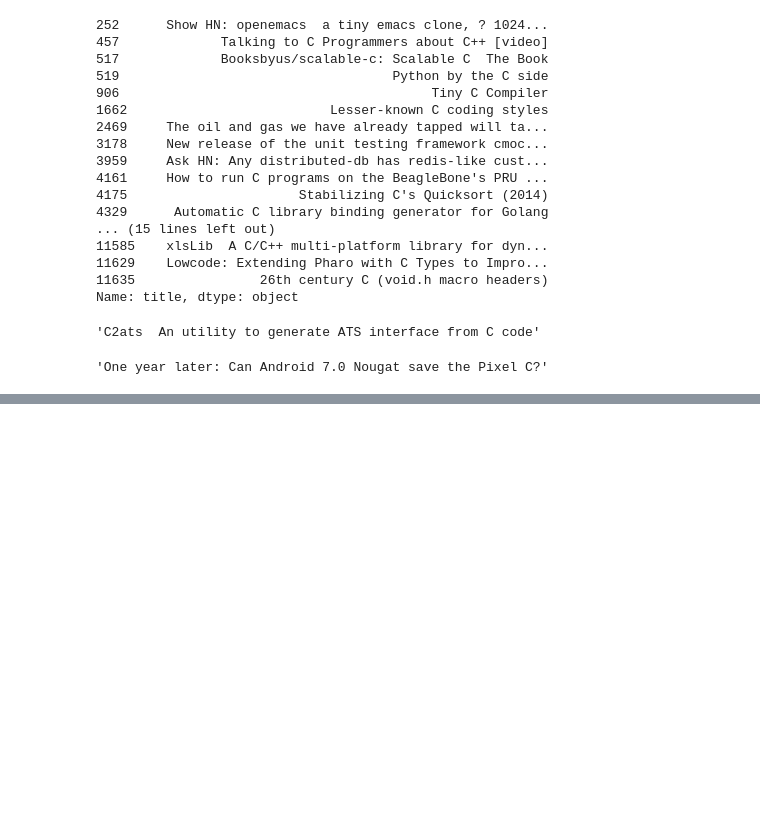
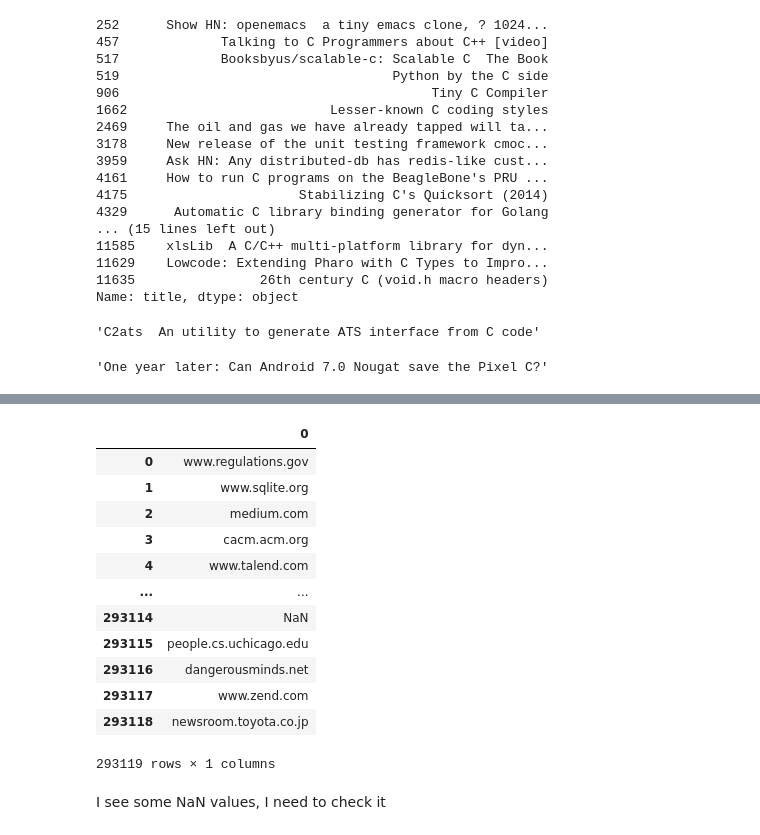
Before and after one commit to Ysbail/MiniProjects, a Jupyter notebook: Hackers News Posts/Regular_Expressions.ipynb, the cells around one changed output, grey strips where cells are left out. Cells and saved outputs as stored; diff of their text form; code cells hidden in the pictures; blank space fills up the shorter version.

```diff
--- a/Hackers News Posts/Regular_Expressions.ipynb
+++ b/Hackers News Posts/Regular_Expressions.ipynb
@@ -658,0 +799,21 @@ c_find[11129]
+# %%
+pattern = r'https?://([\w\.]+)'
+# %%
+hn_domains = hn.url.str.extract(pattern, flags=re.I)
+hn_domains
+# %% [output]
+|  | 0 |
+| 0 | www.regulations.gov |
+| 1 | www.sqlite.org |
+| 2 | medium.com |
+| 3 | cacm.acm.org |
+| 4 | www.talend.com |
+| ... | ... |
+| 293114 | NaN |
+| 293115 | people.cs.uchicago.edu |
+| 293116 | dangerousminds.net |
+| 293117 | www.zend.com |
+| 293118 | newsroom.toyota.co.jp |
+293119 rows × 1 columns
+# %% [markdown]
+I see some NaN values, I need to check it
```
Also changed, not shown: parts of 38 cells of this notebook.
